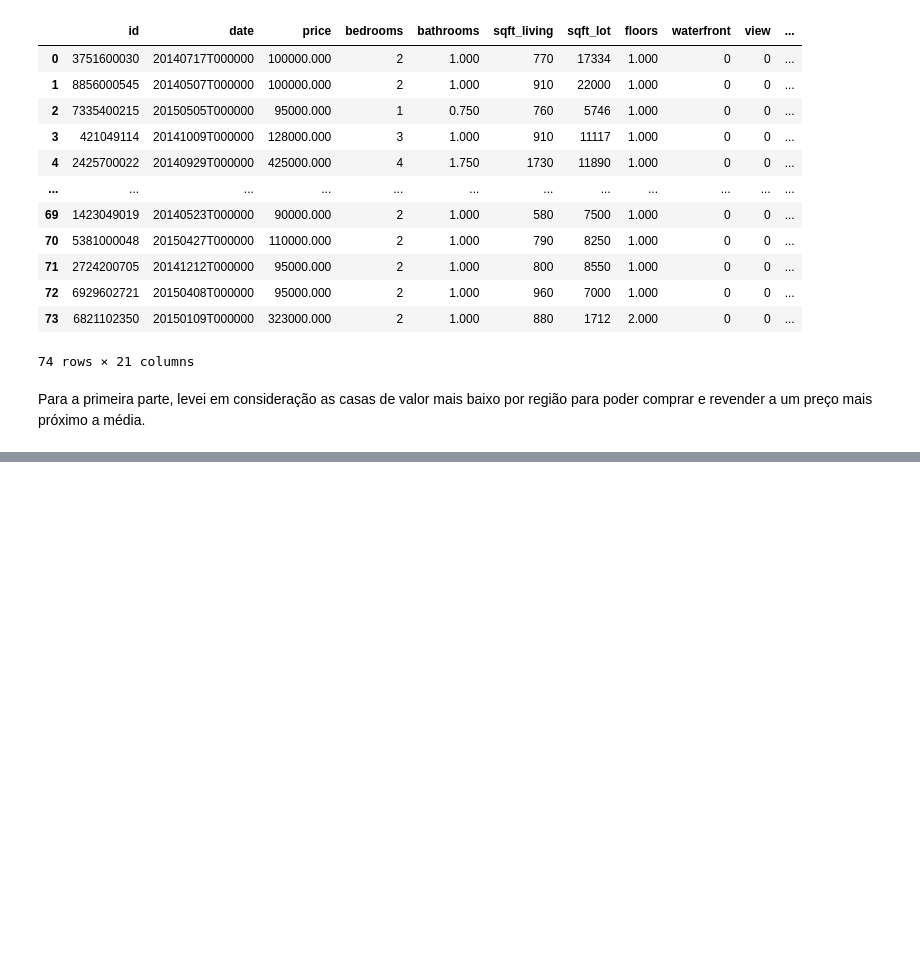
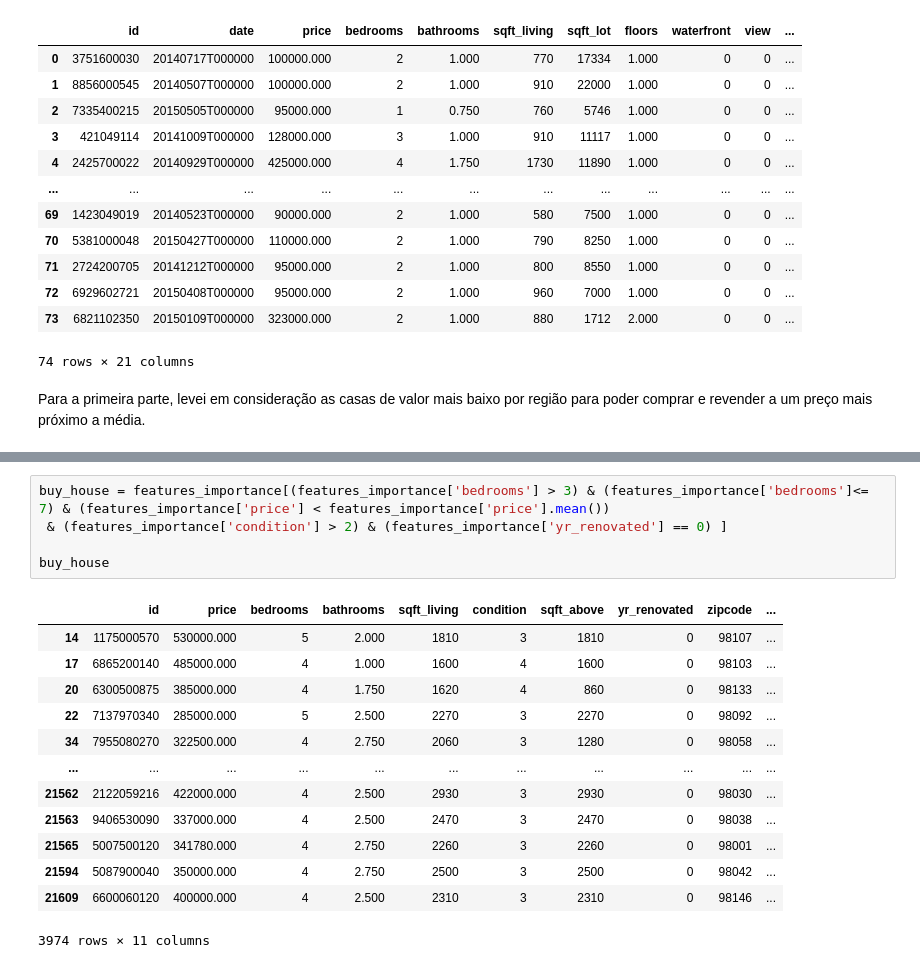
Before and after one commit to ferrarirenan/ProjectCiclyc, a Jupyter notebook: Project_Cyclic_Which_house_buy.ipynb, the cells around one changed output, grey strips where cells are left out. Cells and saved outputs as stored; diff of their text form; blank space fills up the shorter version.

```diff
--- a/Project_Cyclic_Which_house_buy.ipynb
+++ b/Project_Cyclic_Which_house_buy.ipynb
@@ -150,0 +208,19 @@ Para a primeira parte, levei em consideração as casas de valor mais baixo por
+# %%
+buy_house = features_importance[(features_importance['bedrooms'] > 3) & (features_importance['bedrooms']<= 7) & (features_importance['price'] < features_importance['price'].mean())
+ & (features_importance['condition'] > 2) & (features_importance['yr_renovated'] == 0) ]
+
+buy_house
+# %% [output]
+|  | id | price | bedrooms | bathrooms | sqft_living | condition | sqft_above | yr_renovated | zipcode | ... |
+| 14 | 1175000570 | 530000.000 | 5 | 2.000 | 1810 | 3 | 1810 | 0 | 98107 | ... |
+| 17 | 6865200140 | 485000.000 | 4 | 1.000 | 1600 | 4 | 1600 | 0 | 98103 | ... |
+| 20 | 6300500875 | 385000.000 | 4 | 1.750 | 1620 | 4 | 860 | 0 | 98133 | ... |
+| 22 | 7137970340 | 285000.000 | 5 | 2.500 | 2270 | 3 | 2270 | 0 | 98092 | ... |
+| 34 | 7955080270 | 322500.000 | 4 | 2.750 | 2060 | 3 | 1280 | 0 | 98058 | ... |
+| ... | ... | ... | ... | ... | ... | ... | ... | ... | ... | ... |
+| 21562 | 2122059216 | 422000.000 | 4 | 2.500 | 2930 | 3 | 2930 | 0 | 98030 | ... |
+| 21563 | 9406530090 | 337000.000 | 4 | 2.500 | 2470 | 3 | 2470 | 0 | 98038 | ... |
+| 21565 | 5007500120 | 341780.000 | 4 | 2.750 | 2260 | 3 | 2260 | 0 | 98001 | ... |
+| 21594 | 5087900040 | 350000.000 | 4 | 2.750 | 2500 | 3 | 2500 | 0 | 98042 | ... |
+| 21609 | 6600060120 | 400000.000 | 4 | 2.500 | 2310 | 3 | 2310 | 0 | 98146 | ... |
+3974 rows × 11 columns
```
Also changed, not shown: parts of 14 cells of this notebook.
